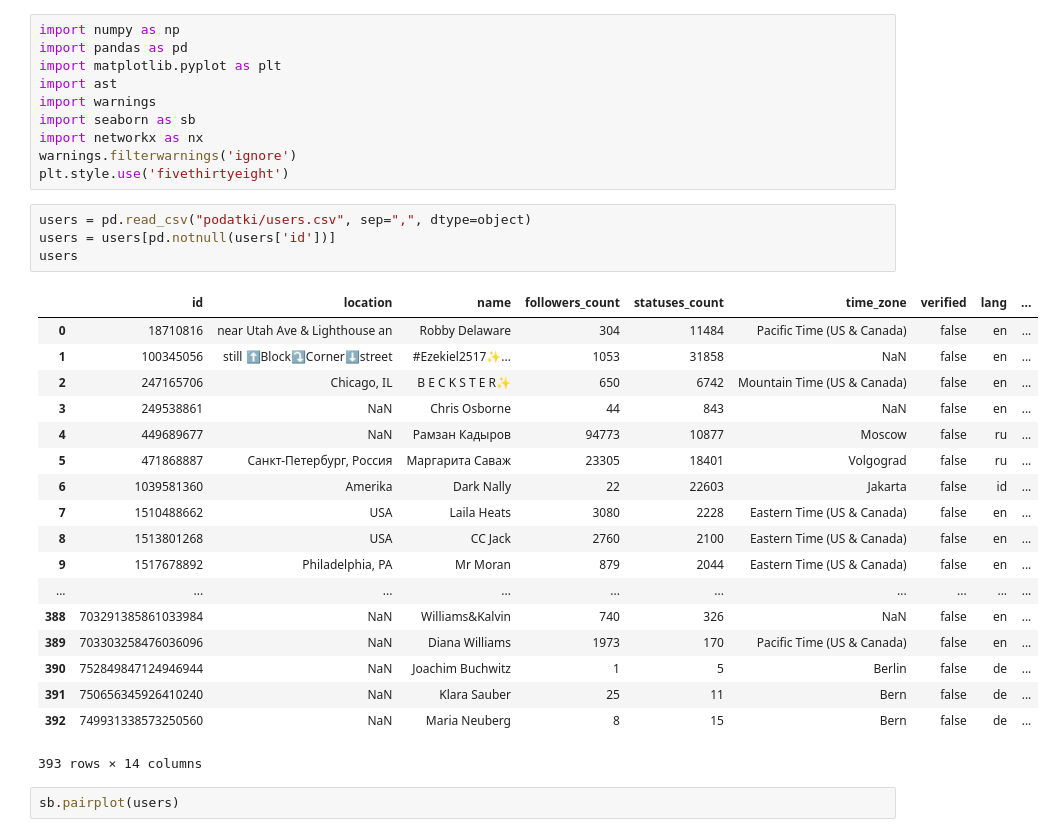
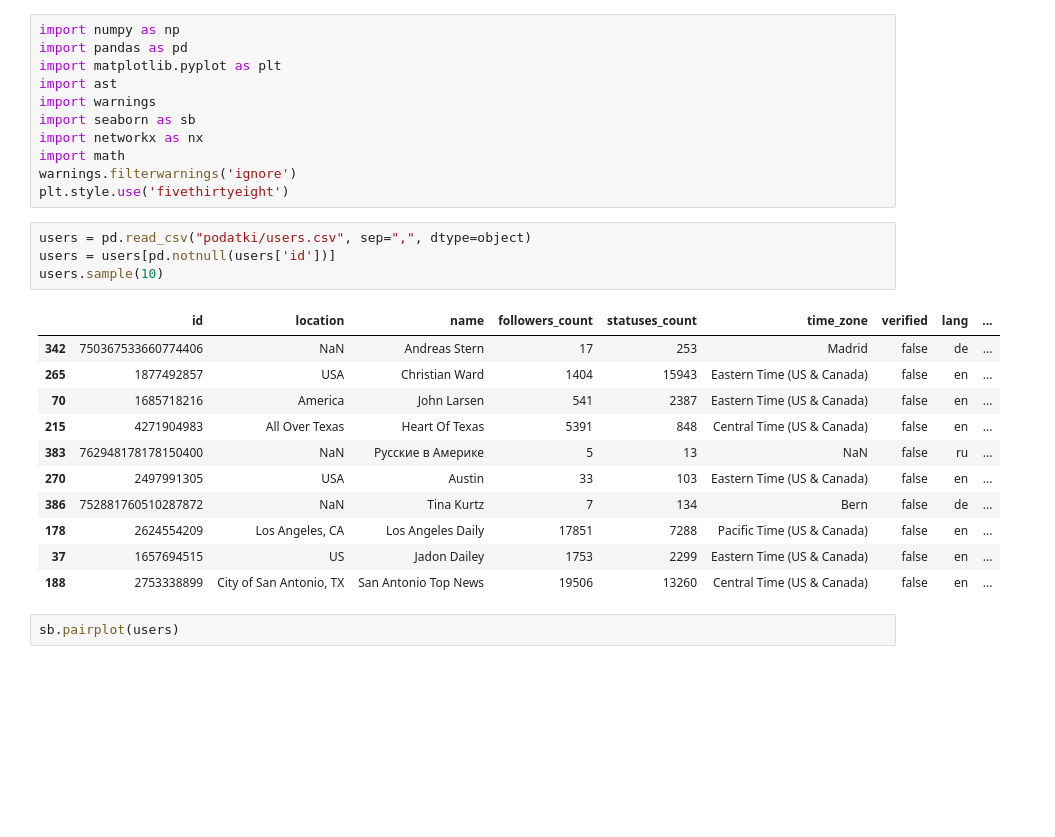
Before and after one commit to jk7716/ZBGMMFUKJK, a Jupyter notebook: Povezave med uporabniki.ipynb, the cells around one changed output. Drawn from its saved outputs; the diff is of its cells as text; blank space fills up the shorter version.

```diff
--- a/Povezave med uporabniki.ipynb
+++ b/Povezave med uporabniki.ipynb
@@ -6,31 +6,25 @@ import ast
 import warnings
 import seaborn as sb
 import networkx as nx
+import math
 warnings.filterwarnings('ignore')
 plt.style.use('fivethirtyeight')
 # %%
 users = pd.read_csv("podatki/users.csv", sep=",", dtype=object)
 users = users[pd.notnull(users['id'])]
-users
+users.sample(10)
 # %% [output]
 |  | id | location | name | followers_count | statuses_count | time_zone | verified | lang | ... |
-| 0 | 18710816 | near Utah Ave & Lighthouse an | Robby Delaware | 304 | 11484 | Pacific Time (US & Canada) | false | en | ... |
-| 1 | 100345056 | still ⬆️Block⤵️Corner⬇️street | #Ezekiel2517✨... | 1053 | 31858 | NaN | false | en | ... |
-| 2 | 247165706 | Chicago, IL | B E C K S T E R✨ | 650 | 6742 | Mountain Time (US & Canada) | false | en | ... |
-| 3 | 249538861 | NaN | Chris Osborne | 44 | 843 | NaN | false | en | ... |
-| 4 | 449689677 | NaN | Рамзан Кадыров | 94773 | 10877 | Moscow | false | ru | ... |
-| 5 | 471868887 | Санкт-Петербург, Россия | Маргарита Саваж | 23305 | 18401 | Volgograd | false | ru | ... |
-| 6 | 1039581360 | Amerika | Dark Nally | 22 | 22603 | Jakarta | false | id | ... |
-| 7 | 1510488662 | USA | Laila Heats | 3080 | 2228 | Eastern Time (US & Canada) | false | en | ... |
-| 8 | 1513801268 | USA | CC Jack | 2760 | 2100 | Eastern Time (US & Canada) | false | en | ... |
-| 9 | 1517678892 | Philadelphia, PA | Mr Moran | 879 | 2044 | Eastern Time (US & Canada) | false | en | ... |
-| ... | ... | ... | ... | ... | ... | ... | ... | ... | ... |
-| 388 | 703291385861033984 | NaN | Williams&Kalvin | 740 | 326 | NaN | false | en | ... |
-| 389 | 703303258476036096 | NaN | Diana Williams | 1973 | 170 | Pacific Time (US & Canada) | false | en | ... |
-| 390 | 752849847124946944 | NaN | Joachim Buchwitz | 1 | 5 | Berlin | false | de | ... |
-| 391 | 750656345926410240 | NaN | Klara Sauber | 25 | 11 | Bern | false | de | ... |
-| 392 | 749931338573250560 | NaN | Maria Neuberg | 8 | 15 | Bern | false | de | ... |
+| 342 | 750367533660774406 | NaN | Andreas Stern | 17 | 253 | Madrid | false | de | ... |
+| 265 | 1877492857 | USA | Christian Ward | 1404 | 15943 | Eastern Time (US & Canada) | false | en | ... |
+| 70 | 1685718216 | America | John Larsen | 541 | 2387 | Eastern Time (US & Canada) | false | en | ... |
+| 215 | 4271904983 | All Over Texas | Heart Of Texas | 5391 | 848 | Central Time (US & Canada) | false | en | ... |
+| 383 | 762948178178150400 | NaN | Русские в Америке | 5 | 13 | NaN | false | ru | ... |
+| 270 | 2497991305 | USA | Austin | 33 | 103 | Eastern Time (US & Canada) | false | en | ... |
+| 386 | 752881760510287872 | NaN | Tina Kurtz | 7 | 134 | Bern | false | de | ... |
+| 178 | 2624554209 | Los Angeles, CA | Los Angeles Daily | 17851 | 7288 | Pacific Time (US & Canada) | false | en | ... |
+| 37 | 1657694515 | US | Jadon Dailey | 1753 | 2299 | Eastern Time (US & Canada) | false | en | ... |
+| 188 | 2753338899 | City of San Antonio, TX | San Antonio Top News | 19506 | 13260 | Central Time (US & Canada) | false | en | ... |
-393 rows × 14 columns
 # %%
 sb.pairplot(users)
 # %% [output]
```
Also changed, not shown: parts of 24 cells of this notebook, 2 other files.
